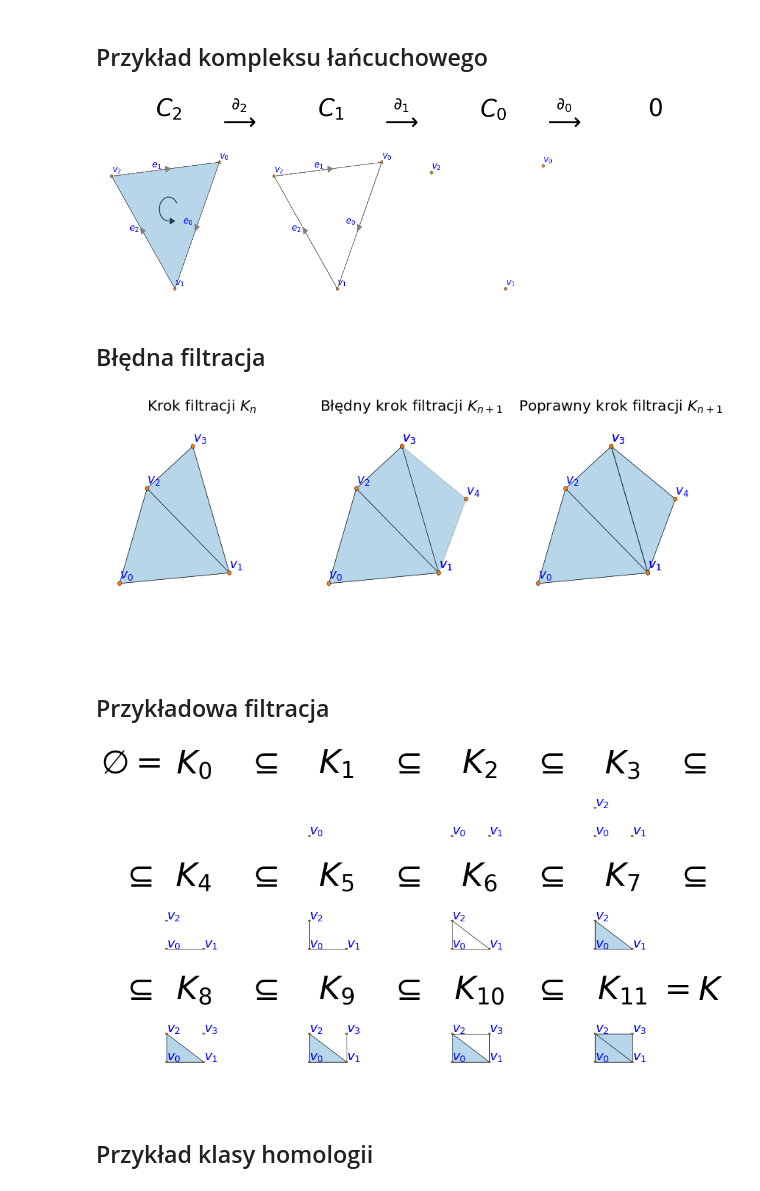
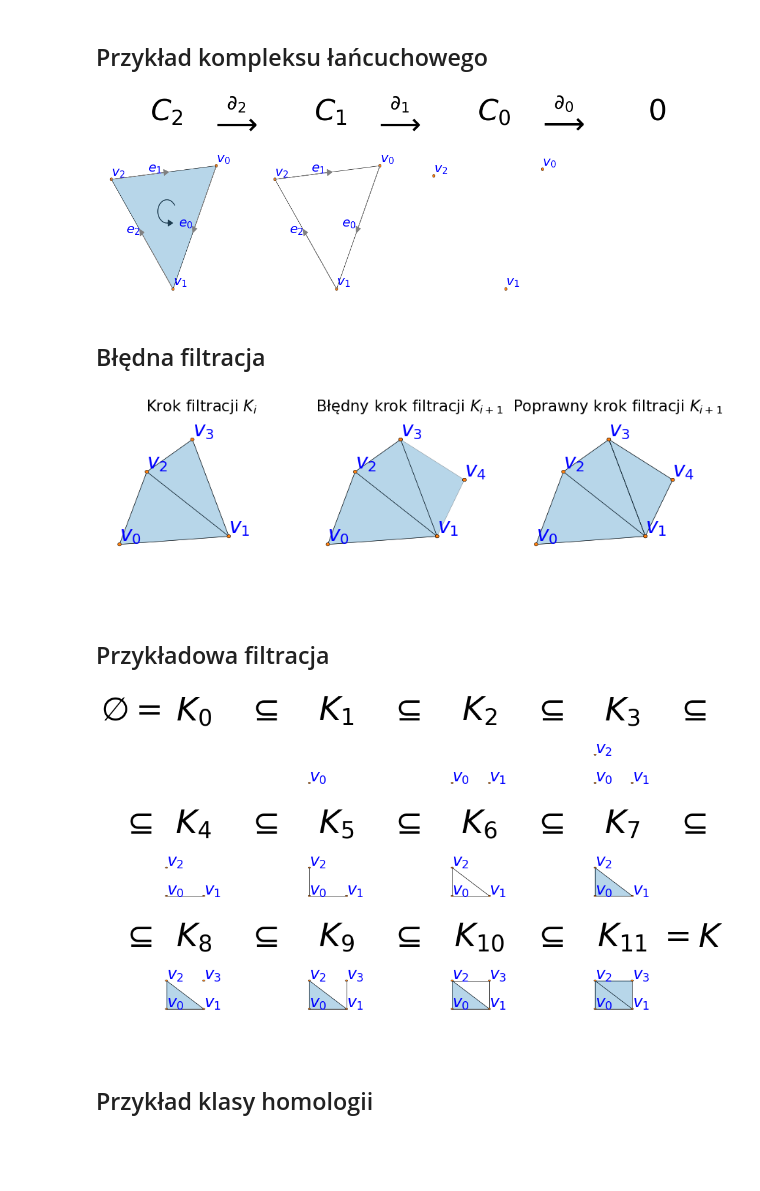
Before and after one commit to WinalexDD/Kod-do-Pracy-magisterskiej, a Jupyter notebook: Kod do grafik - Praca magisterska.ipynb, the cells around one changed output. Saved outputs shown, nothing was run; the diff lists cells and outputs as text; code cells hidden in the pictures; blank space fills up the shorter version.

```diff
--- a/Kod do grafik - Praca magisterska.ipynb
+++ b/Kod do grafik - Praca magisterska.ipynb
@@ -76,9 +76,13 @@ for idx, threshold in enumerate(epsilon_list):
         ax.fill([p1[0], p2[0], p3[0]], [p1[1], p2[1], p3[1]], color='green', alpha=0.5)
 
     # Parametry wykresów
-    ax.set_title(f"Kompleks V-R (ε = {threshold})", fontsize=16)
+    ax.set_title(f"Kompleks V-R (ε = {threshold})", fontsize=23, pad=10)
     ax.set_xlim(0, 1)
     ax.set_ylim(0, 1)
+    ax.set_yticks([0, 0.3, 0.6, 0.9])
+    ax.set_xticks([0, 0.3, 0.6, 0.9])
+    ax.tick_params(axis='x', labelsize=18)
+    ax.tick_params(axis='y', labelsize=18)
 
 # Wyświetlenie i zapisanie wykresu
 plt.tight_layout()
@@ -130,9 +134,13 @@ for idx, epsilon in enumerate(r):
             ax.fill([p1[0], p2[0], p3[0]], [p1[1], p2[1], p3[1]], color='green', alpha=0.5)
 
     # Parametry wykresów
-    ax.set_title(f"Kompleks Čecha (r = {epsilon})", fontsize=16)
+    ax.set_title(f"Kompleks Čecha (r = {epsilon})", fontsize=21, pad=10)
     ax.set_xlim(0, 1)
     ax.set_ylim(0, 1)
+    ax.set_yticks([0, 0.3, 0.6, 0.9])
+    ax.set_xticks([0, 0.3, 0.6, 0.9])
+    ax.tick_params(axis='x', labelsize=18)
+    ax.tick_params(axis='y', labelsize=18)
 
 # Wyświetlenie i zapisanie wykresu
 plt.tight_layout()
@@ -236,6 +244,10 @@ for idx, epsilon in enumerate(epsilons):
     ax.set_xlim(0, 1)
     ax.set_ylim(0, 1)
     ax.set_aspect('equal')
+    ax.set_yticks([0, 0.3, 0.6, 0.9])
+    ax.set_xticks([0, 0.3, 0.6, 0.9])
+    ax.tick_params(axis='x', labelsize=20)
+    ax.tick_params(axis='y', labelsize=20)
 
 # Wyświetlenie i zapisanie wykresu
 plt.tight_layout()
@@ -554,66 +570,70 @@ simplices3 = [[0,1], [2,0], [1,2], [0,1,2]]
 fig, axs = plt.subplots(1, 4, figsize=(15, 5))
 
 # Wykres 1 - pierwszy kompleks zorientowany
-draw_2d_simplicial_complex(simplices3, ax=axs[0], SEED=6, ORIENT=True, ORIENTT=True, ANNOTedges=True, ANNOT=True, ANNOTsize=15)
-axs[0].set_title(r'$C_2$', fontsize=40)
-axs[0].annotate(r'$ \overset{\partial_2}{\longrightarrow} $', xy=(1, 0.96), xycoords='axes fraction', fontsize=40, ha='center')
+draw_2d_simplicial_complex(simplices3, ax=axs[0], SEED=6, ORIENT=True, ORIENTT=True, ANNOTedges=True, ANNOT=True, ANNOTsize=22)
+axs[0].set_title(r'$C_2$', fontsize=50)
+axs[0].annotate(r'$ \overset{\partial_2}{\longrightarrow} $', xy=(1, 0.96), xycoords='axes fraction', fontsize=50, ha='center')
 
 # Wykres 2 - drugi kompleks zorientowany
-draw_2d_simplicial_complex(simplices2, ax=axs[1], SEED=6, ORIENT=True, ANNOTedges=True, ANNOT=True, ANNOTsize=15)
-axs[1].set_title(r'$C_1$', fontsize=40)
-axs[1].annotate(r'$ \overset{\partial_1}{\longrightarrow} $', xy=(1, 0.96), xycoords='axes fraction', fontsize=40, ha='center')
+draw_2d_simplicial_complex(simplices2, ax=axs[1], SEED=6, ORIENT=True, ANNOTedges=True, ANNOT=True, ANNOTsize=22)
+axs[1].set_title(r'$C_1$', fontsize=50)
+axs[1].annotate(r'$ \overset{\partial_1}{\longrightarrow} $', xy=(1, 0.96), xycoords='axes fraction', fontsize=50, ha='center')
 
 # Wykres 1 - trzeci kompleks zorientowany
-draw_2d_simplicial_complex(simplices1, ax=axs[2], SEED=6, ORIENT=True, ANNOT=True, ANNOTsize=15)
-axs[2].set_title(r'$C_0$', fontsize=40)
-axs[2].annotate(r'$ \overset{\partial_0}{\longrightarrow} $', xy=(1, 0.96), xycoords='axes fraction', fontsize=40, ha='center')
+draw_2d_simplicial_complex(simplices1, ax=axs[2], SEED=6, ORIENT=True, ANNOT=True, ANNOTsize=22)
+axs[2].set_title(r'$C_0$', fontsize=50)
+axs[2].annotate(r'$ \overset{\partial_0}{\longrightarrow} $', xy=(1, 0.96), xycoords='axes fraction', fontsize=50, ha='center')
 
 # Wykres 4 - pusty kompleks
-draw_2d_simplicial_complex(simplices0, ax=axs[3], SEED=6, ORIENT=True, ANNOT=True, ANNOTsize=15)
-axs[3].set_title("0", fontsize=40)
+draw_2d_simplicial_complex(simplices0, ax=axs[3])
+axs[3].set_title("0", fontsize=50)
 
 # Wyświetlenie i zapisanie wykresu
 plt.tight_layout()
 #plt.savefig("PrzykładŁańcucha.pdf", bbox_inches='tight')
 plt.show()
 # %% [output]
-[figure, old version]
+[figure, new version]
 # %% [markdown]
 ## Błędna filtracja
 # %%
 # Tworzenie dwóch kompleksów symplicjalnych
 simplices0 = [[0,1,2], [1,2,3]]
-simplices1 = [[1,3,4]]
+simplices1 = [[0,1,2], [1,2,3], [4]]
+simplices2 = [[1,3,4]]
 
 # Tworzenie struktury wykresu
-fig, axs = plt.subplots(1, 3, figsize=(12, 5))
+fig, axs = plt.subplots(1, 3, figsize=(12, 4))
 
 # Wykres 1 - Zwykły kompleks symplicjalny
 draw_2d_simplicial_complex(simplices0, ax=axs[0], ANNOT=True,
-                           fixedpos = {0:(-9/10,-5/10), 1:(3/10,-0.4), 2:(-6/10,4/10), 3:(-1/10,8/10)}, ANNOTsize=17)
+                           fixedpos = {0:(-9/10,-5/10), 1:(3/10,-0.4), 2:(-6/10,4/10), 3:(-1/10,8/10)}, ANNOTsize=28)
 
-axs[0].set_title(f"Krok filtracji $K_n$", fontsize=20)
+axs[0].set_title(f"Krok filtracji $K_i$", fontsize=21)
 
 # Wykres 3 - Błędny krok filtracji
-draw_2d_simplicial_complex(simplices0, ax=axs[1], ANNOT=True,
-                           fixedpos = {0:(-9/10,-5/10), 1:(3/10,-0.4), 2:(-6/10,4/10), 3:(-1/10,8/10)}, ANNOTsize=17)
-draw_2d_simplicial_complex(simplices1, ax=axs[1], ANNOT=True,
-                           fixedpos = {1:(3/10,-0.4), 3:(-1/10,8/10), 4:(6/10,3/10)}, WRONG=True, ANNOTsize=17)
-axs[1].set_title(r"Błędny krok filtracji $K_{n+1}$", fontsize=20)
+draw_2d_simplicial_complex(simplices1, ax=axs[1], ANNOT=True, fixedpos = {0:(-9/10,-5/10),
+                                                                          1:(3/10,-0.4),
+                                                                          2:(-6/10,4/10),
+                                                                          3:(-1/10,8/10), 4:(6/10,3/10)}, ANNOTsize=28)
+draw_2d_simplicial_complex(simplices2, ax=axs[1], fixedpos = {1:(3/10,-0.4), 3:(-1/10,8/10), 4:(6/10,3/10)},
+                           WRONG=True, ANNOTsize=28)
+axs[1].set_title(r"Błędny krok filtracji $K_{i+1}$", fontsize=21)
 
 # Wykres 3 - Poprawny krok filtracji
-draw_2d_simplicial_complex(simplices0, ax=axs[2], ANNOT=True,
-                           fixedpos = {0:(-9/10,-5/10), 1:(3/10,-0.4), 2:(-6/10,4/10), 3:(-1/10,8/10)}, ANNOTsize=17)
-draw_2d_simplicial_complex(simplices1, ax=axs[2], ANNOT=True,
-                           fixedpos = {1:(3/10,-0.4), 3:(-1/10,8/10), 4:(6/10,3/10)}, ANNOTsize=17)
-axs[2].set_title(r"Poprawny krok filtracji $K_{n+1}$", fontsize=20)
+draw_2d_simplicial_complex(simplices1, ax=axs[2], ANNOT=True, fixedpos = {0:(-9/10,-5/10),
+                                                                          1:(3/10,-0.4),
+                                                                          2:(-6/10,4/10),
+                                                                          3:(-1/10,8/10), 4:(6/10,3/10)}, ANNOTsize=28)
+draw_2d_simplicial_complex(simplices2, ax=axs[2], fixedpos = {1:(3/10,-0.4), 3:(-1/10,8/10), 4:(6/10,3/10)}, ANNOTsize=28)
+axs[2].set_title(r"Poprawny krok filtracji $K_{i+1}$", fontsize=21)
 
 # Wyświetlenie i zapisanie wykresu
 plt.tight_layout()
 #plt.savefig("Filtracjaprzypadki.pdf", bbox_inches='tight')
 plt.show()
 # %% [output]
-[figure, old version]
+[figure, new version]
 # %% [markdown]
 ## Przykładowa filtracja
 # %%
@@ -629,7 +649,7 @@ for n in range(len(simplices)+1):
 
     # Tworzenie kompleksu symplicjalnego
     draw_2d_simplicial_complex(simplices[0:n], fixedpos= {0:(0,0), 1:(5/8,0), 2:(0,9/10), 3:(5/8,9/10)},
-                               ax=axes[n], SEED=8, ANNOT=True, ANNOTsize=20)
+                               ax=axes[n], SEED=8, ANNOT=True, ANNOTsize=25)
 
     # Zmiana parametrów wykresu
     axes[n].set_xlim(-1, 1)
@@ -652,7 +672,7 @@ for n in range(len(simplices)+1):
 #plt.savefig("Filtracjasymplicjalna.pdf", bbox_inches='tight')
 plt.show()
 # %% [output]
-[figure, old version]
+[figure, new version]
 # %% [markdown]
 ## Przykład klasy homologii
 # %%
```
Also changed, not shown: parts of 22 cells of this notebook.
